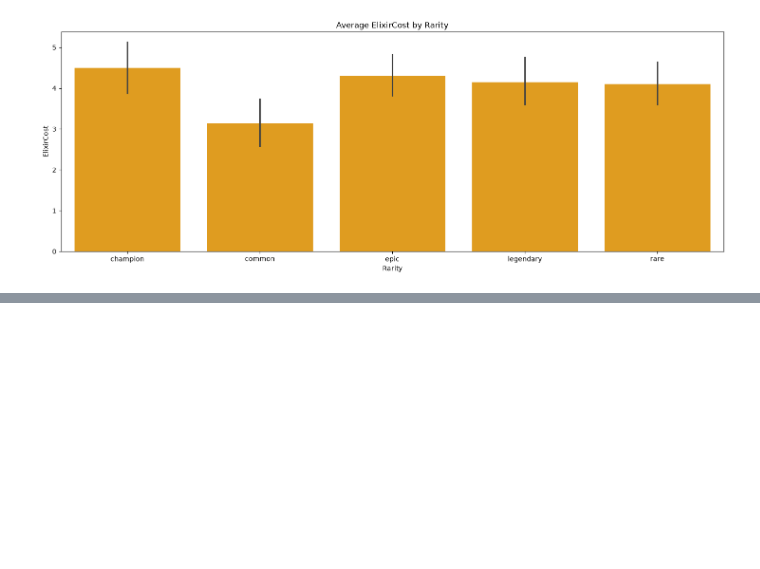
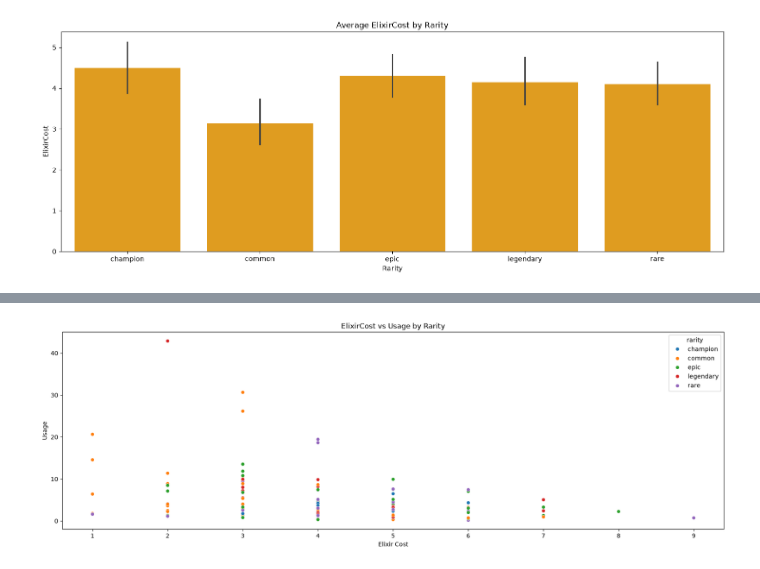
Before and after one commit to shiva3994/Practice, a Jupyter notebook: Daily Python/L_Clash_Royale_Cards_report.ipynb, the cells around one changed output, grey strips where cells are left out. Saved outputs shown, nothing was run; the diff lists cells and outputs as text; code cells hidden in the pictures; blank space fills up the shorter version.

```diff
--- a/Daily Python/L_Clash_Royale_Cards_report.ipynb
+++ b/Daily Python/L_Clash_Royale_Cards_report.ipynb
@@ -385 +396,11 @@ plt.show()
+# %%
+plt.figure(figsize=(20,6))
+
+sns.scatterplot(x='elixirCost', y='usage', hue='rarity', data=df)
+plt.title('ElixirCost vs Usage by Rarity')
+plt.xlabel('Elixir Cost')
+plt.ylabel('Usage')
+plt.show()
+# %% [output]
+[figure, added]
 # %%
```
Also changed, not shown: parts of 3 cells of this notebook.
